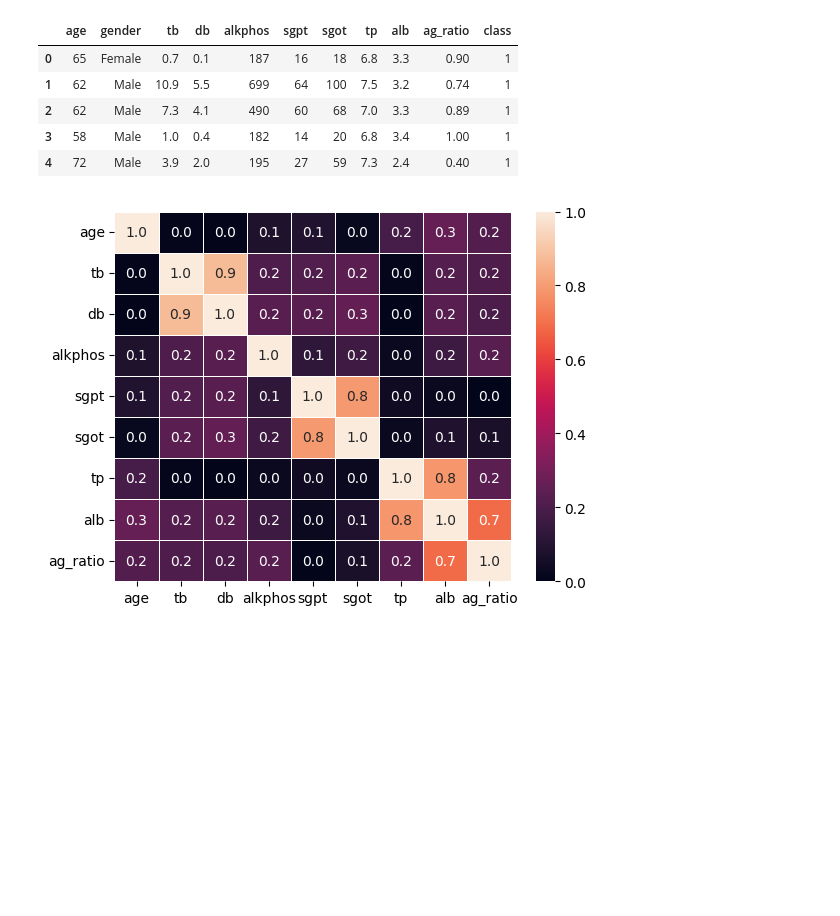
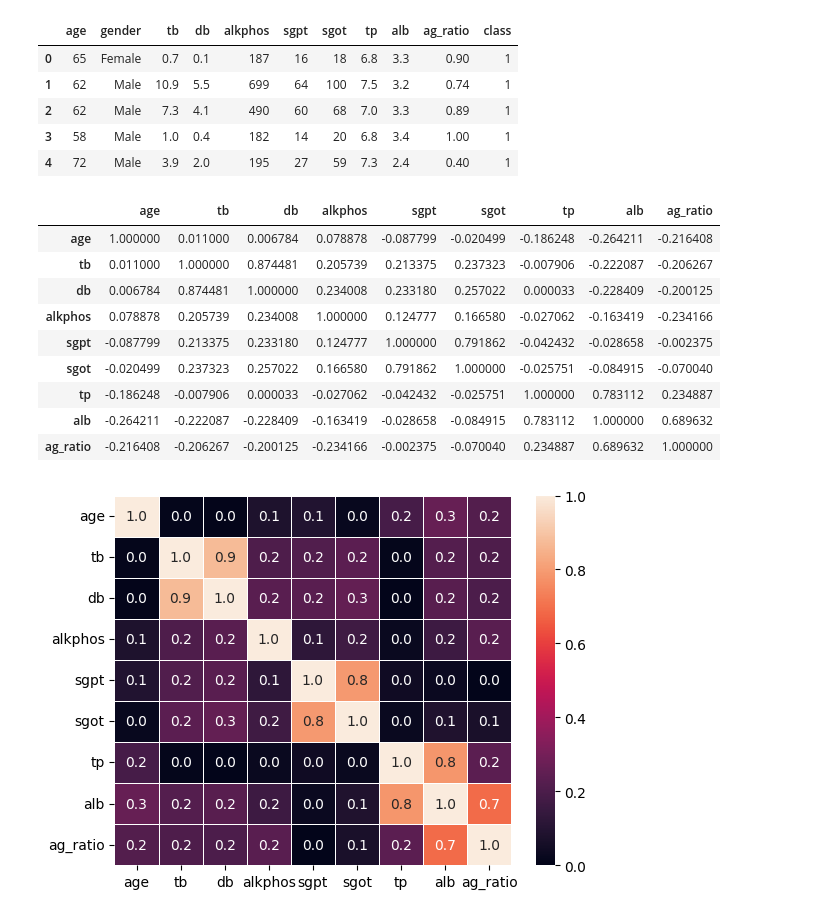
Before and after one commit to koushikroy/liver_disease_prediction, a Jupyter notebook: shapely.ipynb, the cells around one changed output. Cells and saved outputs as stored; diff of their text form; code cells hidden in the pictures; blank space fills up the shorter version.

```diff
--- a/shapely.ipynb
+++ b/shapely.ipynb
@@ -41,6 +42,19 @@ data.head()
 | 4 | 72 | Male | 3.9 | 2.0 | 195 | 27 | 59 | 7.3 | 2.4 | 0.40 | 1 |
 # %%
 corr_mat = data.drop(['class', 'gender'], axis=1).corr()
+# %%
+corr_mat
+# %% [output]
+|  | age | tb | db | alkphos | sgpt | sgot | tp | alb | ag_ratio |
+| age | 1.000000 | 0.011000 | 0.006784 | 0.078878 | -0.087799 | -0.020499 | -0.186248 | -0.264211 | -0.216408 |
+| tb | 0.011000 | 1.000000 | 0.874481 | 0.205739 | 0.213375 | 0.237323 | -0.007906 | -0.222087 | -0.206267 |
+| db | 0.006784 | 0.874481 | 1.000000 | 0.234008 | 0.233180 | 0.257022 | 0.000033 | -0.228409 | -0.200125 |
+| alkphos | 0.078878 | 0.205739 | 0.234008 | 1.000000 | 0.124777 | 0.166580 | -0.027062 | -0.163419 | -0.234166 |
+| sgpt | -0.087799 | 0.213375 | 0.233180 | 0.124777 | 1.000000 | 0.791862 | -0.042432 | -0.028658 | -0.002375 |
+| sgot | -0.020499 | 0.237323 | 0.257022 | 0.166580 | 0.791862 | 1.000000 | -0.025751 | -0.084915 | -0.070040 |
+| tp | -0.186248 | -0.007906 | 0.000033 | -0.027062 | -0.042432 | -0.025751 | 1.000000 | 0.783112 | 0.234887 |
+| alb | -0.264211 | -0.222087 | -0.228409 | -0.163419 | -0.028658 | -0.084915 | 0.783112 | 1.000000 | 0.689632 |
+| ag_ratio | -0.216408 | -0.206267 | -0.200125 | -0.234166 | -0.002375 | -0.070040 | 0.234887 | 0.689632 | 1.000000 |
 # %%
 sns.heatmap(
     abs(corr_mat), annot=True, fmt=".1f", linewidth=.5, vmin=0, vmax=1
```
Also changed, not shown: parts of 6 cells of this notebook, 11 other files.
